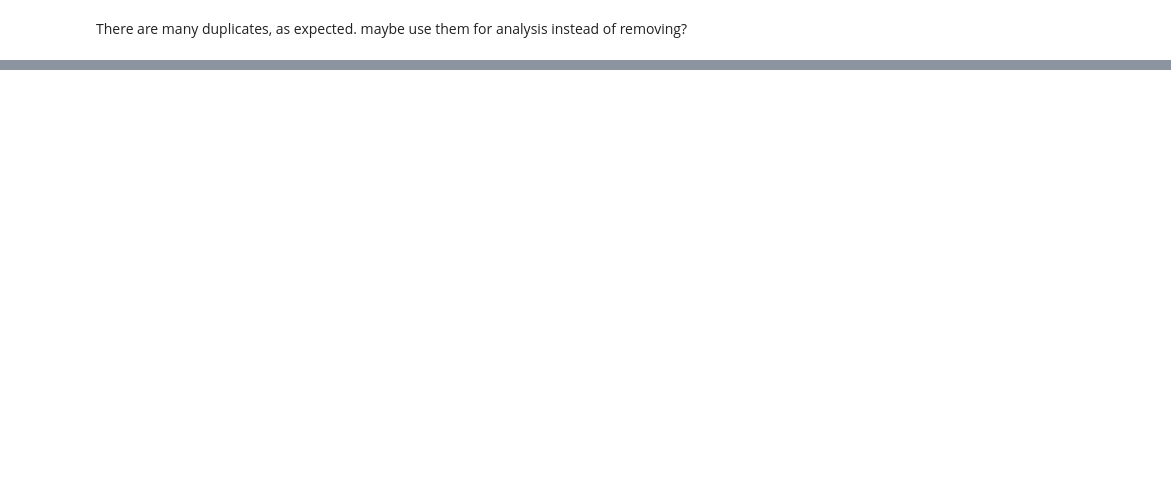
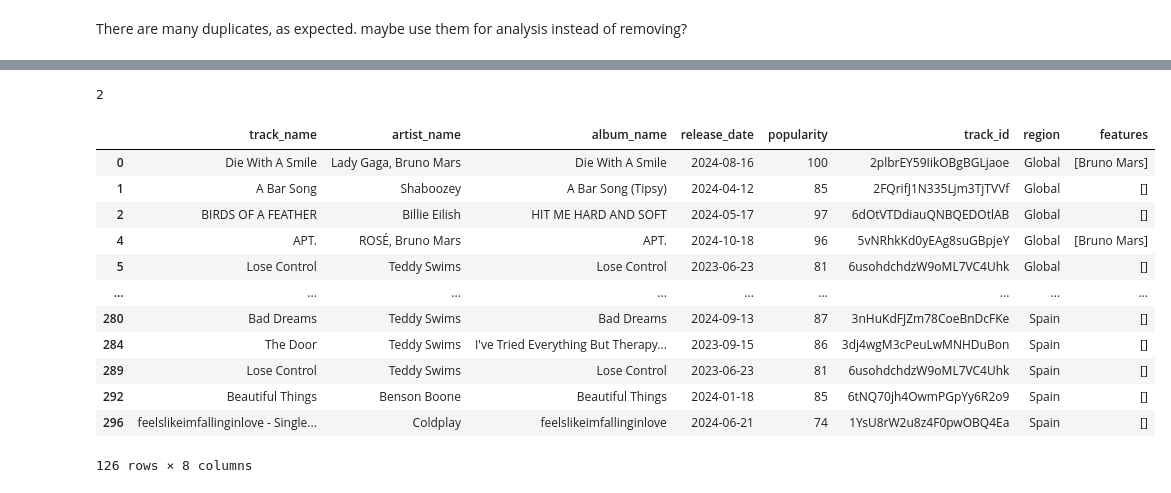
Before and after one commit to HamzaKho/capstone_project, a Jupyter notebook: notebooks/data_exploring.ipynb, the cells around one changed output, grey strips where cells are left out. Saved outputs shown, nothing was run; the diff lists cells and outputs as text; code cells hidden in the pictures; blank space fills up the shorter version.

```diff
--- a/notebooks/data_exploring.ipynb
+++ b/notebooks/data_exploring.ipynb
@@ -24,0 +73,6 @@ maybe use them for analysis instead of removing?
+# %%
+def remove_features_from_artist_name(df):
+    df['artist_name'] = df['artist_name'].apply(lambda x: x.split(',')[0])
+    return df
+# %%
+data = remove_features_from_artist_name(data)
@@ -24,0 +93,22 @@ maybe use them for analysis instead of removing?
+# %%
+len(data['features'][309])
+# %% [output]
+2
+# %%
+duplicates = data[data['track_name'].duplicated(keep=False)]
+
+duplicates
+# %% [output]
+|  | track_name | artist_name | album_name | release_date | popularity | track_id | region | features |
+| 0 | Die With A Smile | Lady Gaga, Bruno Mars | Die With A Smile | 2024-08-16 | 100 | 2plbrEY59IikOBgBGLjaoe | Global | [Bruno Mars] |
+| 1 | A Bar Song | Shaboozey | A Bar Song (Tipsy) | 2024-04-12 | 85 | 2FQrifJ1N335Ljm3TjTVVf | Global | [] |
+| 2 | BIRDS OF A FEATHER | Billie Eilish | HIT ME HARD AND SOFT | 2024-05-17 | 97 | 6dOtVTDdiauQNBQEDOtlAB | Global | [] |
+| 4 | APT. | ROSÉ, Bruno Mars | APT. | 2024-10-18 | 96 | 5vNRhkKd0yEAg8suGBpjeY | Global | [Bruno Mars] |
+| 5 | Lose Control | Teddy Swims | Lose Control | 2023-06-23 | 81 | 6usohdchdzW9oML7VC4Uhk | Global | [] |
+| ... | ... | ... | ... | ... | ... | ... | ... | ... |
+| 280 | Bad Dreams | Teddy Swims | Bad Dreams | 2024-09-13 | 87 | 3nHuKdFJZm78CoeBnDcFKe | Spain | [] |
+| 284 | The Door | Teddy Swims | I've Tried Everything But Therapy... | 2023-09-15 | 86 | 3dj4wgM3cPeuLwMNHDuBon | Spain | [] |
+| 289 | Lose Control | Teddy Swims | Lose Control | 2023-06-23 | 81 | 6usohdchdzW9oML7VC4Uhk | Spain | [] |
+| 292 | Beautiful Things | Benson Boone | Beautiful Things | 2024-01-18 | 85 | 6tNQ70jh4OwmPGpYy6R2o9 | Spain | [] |
+| 296 | feelslikeimfallinginlove - Single... | Coldplay | feelslikeimfallinginlove | 2024-06-21 | 74 | 1YsU8rW2u8z4F0pwOBQ4Ea | Spain | [] |
+126 rows × 8 columns
```
Also changed, not shown: parts of 11 cells of this notebook, 9 other files.
